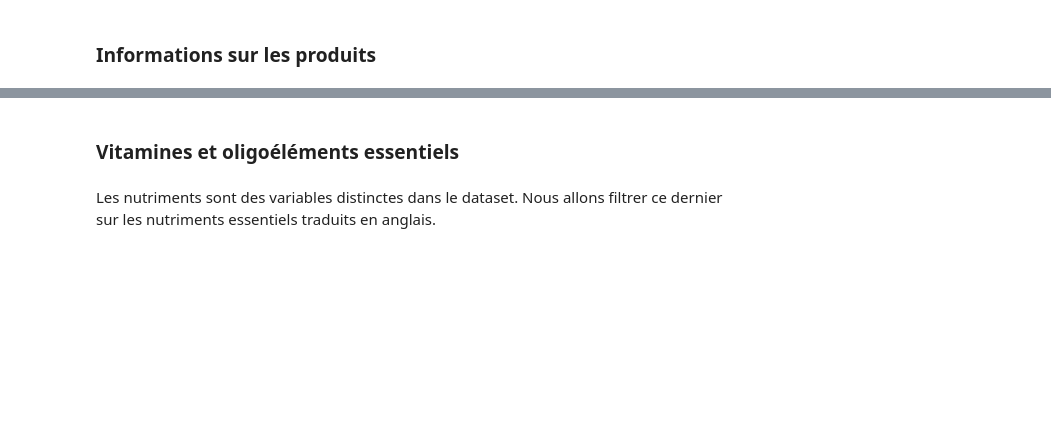
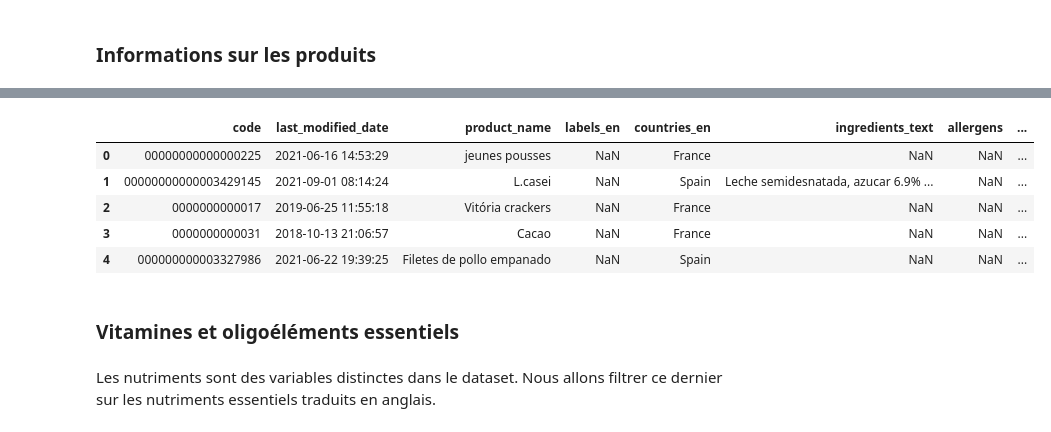
Before and after one commit to Milie-Mimi/OC_DS_Project3, a Jupyter notebook: Projet_3_Cleaning_EGR.ipynb, the cells around one changed output, grey strips where cells are left out. Saved outputs shown, nothing was run; the diff lists cells and outputs as text; code cells hidden in the pictures; blank space fills up the shorter version.

```diff
--- a/Projet_3_Cleaning_EGR.ipynb
+++ b/Projet_3_Cleaning_EGR.ipynb
@@ -1385,6 +1358,13 @@ openfoodfacts_light = openfoodfacts_en.copy()
 # %%
-liste_var_categ = ['code', 'last_modified_date', 'product_name', 'categories_en', 'labels_en',
-                   'countries_en', 'ingredients_text', 'allergens', 'nutriscore_grade',
+liste_var_categ = ['code', 'last_modified_date', 'product_name', 'countries_en',
+                   'ingredients_text', 'allergens', 'labels_en', 'nutriscore_grade',
                   'nova_group', 'pnns_groups_1', 'pnns_groups_2', 'main_category_en']
 # %%
-openfoodfacts_light.iloc[:, openfoodfacts_light.columns.isin(liste_var_categ)]
+openfoodfacts_light.iloc[:, openfoodfacts_light.columns.isin(liste_var_categ)].head()
+# %% [output]
+|  | code | last_modified_date | product_name | labels_en | countries_en | ingredients_text | allergens | ... |
+| 0 | 00000000000000225 | 2021-06-16 14:53:29 | jeunes pousses | NaN | France | NaN | NaN | ... |
+| 1 | 00000000000003429145 | 2021-09-01 08:14:24 | L.casei | NaN | Spain | Leche semidesnatada, azucar 6.9% ... | NaN | ... |
+| 2 | 0000000000017 | 2019-06-25 11:55:18 | Vitória crackers | NaN | France | NaN | NaN | ... |
+| 3 | 0000000000031 | 2018-10-13 21:06:57 | Cacao | NaN | France | NaN | NaN | ... |
+| 4 | 000000000003327986 | 2021-06-22 19:39:25 | Filetes de pollo empanado | NaN | Spain | NaN | NaN | ... |
```
Also changed, not shown: parts of 43 cells of this notebook.
